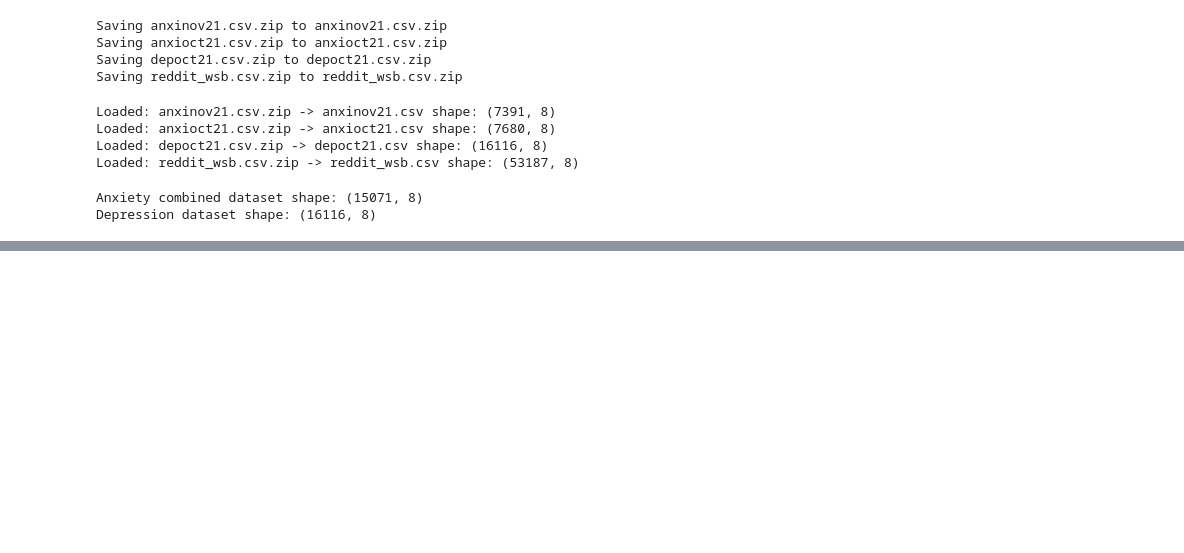
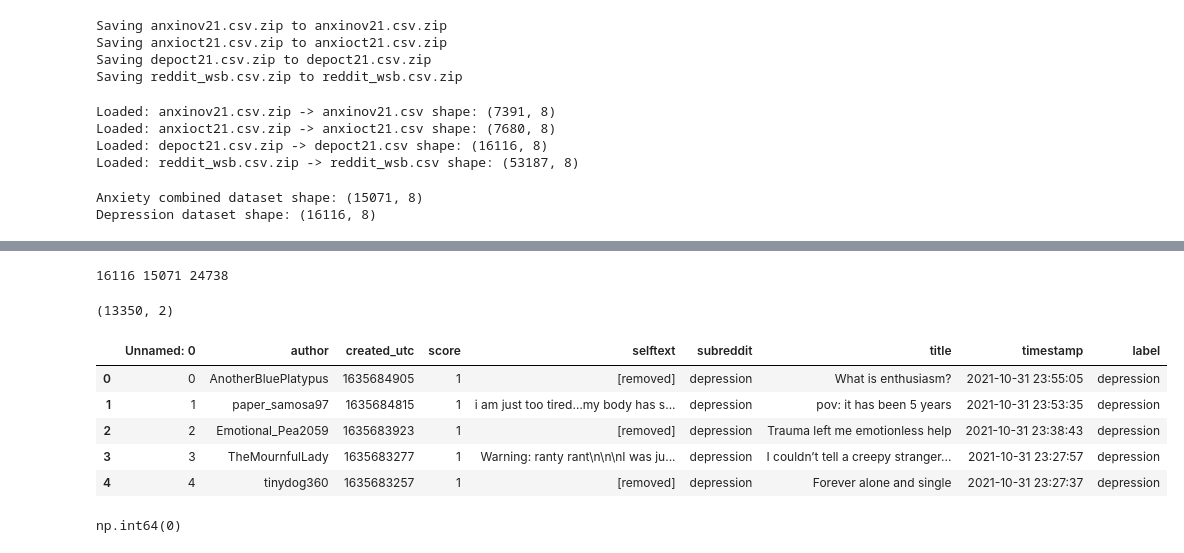
Before and after one commit to mk123x/Mental-Health-Transformer-Classification, a Jupyter notebook: mental_health__transformer_classification.ipynb, the cells around one changed output, grey strips where cells are left out. Saved outputs shown, nothing was run; the diff lists cells and outputs as text; code cells hidden in the pictures; blank space fills up the shorter version.

```diff
--- a/mental_health__transformer_classification.ipynb
+++ b/mental_health__transformer_classification.ipynb
@@ -58,0 +65,4 @@ Depression dataset shape: (16116, 8)
+# %%
+#add labels for training
+depression["label"] = "depression"
+anxiety["label"] = "anxiety"
@@ -58,0 +90,5 @@ Depression dataset shape: (16116, 8)
+# %%
+#checking sizes of my datasets
+print(depression.shape[0], anxiety.shape[0], neutral.shape[0])
+# %% [output]
+16116 15071 24738
@@ -58,0 +99,4 @@ Depression dataset shape: (16116, 8)
+# %%
+neutral_downsampled.shape #confirming the size of downsampled dataset
+# %% [output]
+(13350, 2)
@@ -58,0 +105,14 @@ Depression dataset shape: (16116, 8)
+# %%
+depression.head()
+# %% [output]
+|  | Unnamed: 0 | author | created_utc | score | selftext | subreddit | title | timestamp | label |
+| 0 | 0 | AnotherBluePlatypus | 1635684905 | 1 | [removed] | depression | What is enthusiasm? | 2021-10-31 23:55:05 | depression |
+| 1 | 1 | paper_samosa97 | 1635684815 | 1 | i am just too tired…my body has s... | depression | pov: it has been 5 years | 2021-10-31 23:53:35 | depression |
+| 2 | 2 | Emotional_Pea2059 | 1635683923 | 1 | [removed] | depression | Trauma left me emotionless help | 2021-10-31 23:38:43 | depression |
+| 3 | 3 | TheMournfulLady | 1635683277 | 1 | Warning: ranty rant\n\n\nI was ju... | depression | I couldn’t tell a creepy stranger... | 2021-10-31 23:27:57 | depression |
+| 4 | 4 | tinydog360 | 1635683257 | 1 | [removed] | depression | Forever alone and single | 2021-10-31 23:27:37 | depression |
+# %%
+#count missing text
+depression['selftext'].isna().sum()
+# %% [output]
+np.int64(0)
```
Also changed, not shown: parts of 18 cells of this notebook.
